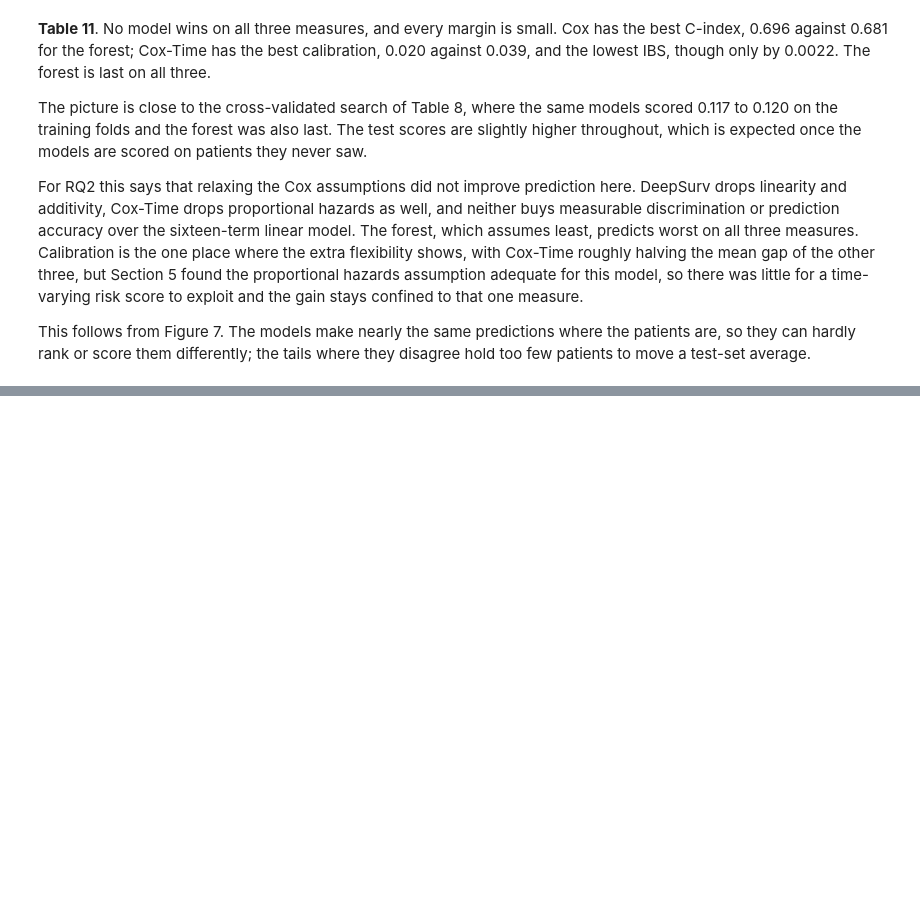
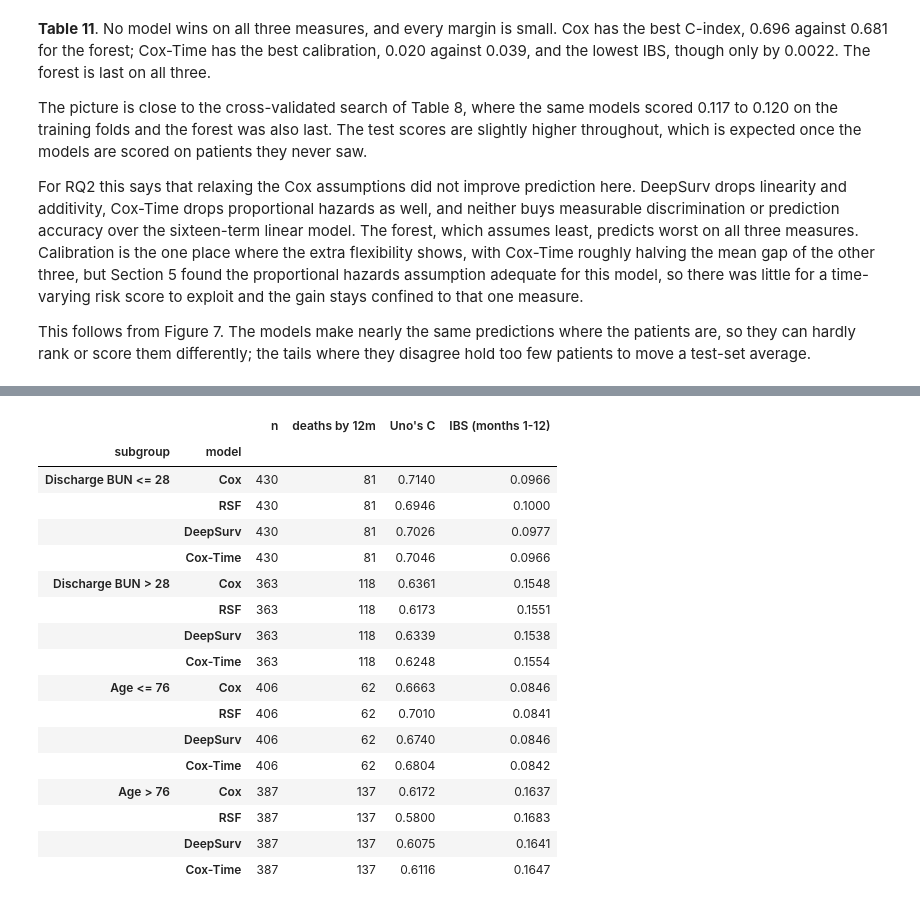
Before and after one commit to Mormorfor/SAML_project, a Jupyter notebook: Final Project/final_proj.ipynb, the cells around one changed output, grey strips where cells are left out. Cells and saved outputs as stored; diff of their text form; code cells hidden in the pictures; blank space fills up the shorter version.

```diff
--- a/Final Project/final_proj.ipynb
+++ b/Final Project/final_proj.ipynb
@@ -1475,0 +1570,49 @@ This follows from Figure 7. The models make nearly the same predictions where th
+# %%
+train_bun_median = train_df["BUN_discharge"].median()
+train_age_median = train_df["age_YEARS"].median()
+
+SUBGROUPS = {
+    f"Discharge BUN <= {train_bun_median:.0f}": test_df["BUN_discharge"] <= train_bun_median,
+    f"Discharge BUN > {train_bun_median:.0f}": test_df["BUN_discharge"] > train_bun_median,
+    f"Age <= {train_age_median:.0f}": test_df["age_YEARS"] <= train_age_median,
+    f"Age > {train_age_median:.0f}": test_df["age_YEARS"] > train_age_median,
+}
+
+subgroup_rows = []
+for label, mask in SUBGROUPS.items():
+    mask_pos = mask.to_numpy()
+    sub_test_df = test_df[mask]
+    sub_y_test = surv_target(sub_test_df)
+    n_deaths_12 = int(((sub_test_df[EVENT_COL] == 1) & (sub_test_df[TIME_COL] <= HORIZON)).sum())
+    for name, curves in test_curves.items():
+        sub_curves = curves.loc[:, mask_pos]
+        sub_risk = 1.0 - surv_at_times(sub_curves, np.array([HORIZON])).ravel()
+        c_index = concordance_index_ipcw(y_train_surv, sub_y_test, sub_risk, tau=HORIZON)[0]
+        _, bs = brier_score(y_train_surv, sub_y_test, surv_at_times(sub_curves, EVAL_TIMES), EVAL_TIMES)
+        sub_ibs = np.trapezoid(bs, EVAL_TIMES) / (EVAL_TIMES[-1] - EVAL_TIMES[0])
+        subgroup_rows.append({"subgroup": label, "model": name, "n": int(mask.sum()),
+                              "deaths by 12m": n_deaths_12,
+                              "Uno's C": round(c_index, 4), "IBS (months 1-12)": round(sub_ibs, 4)})
+
+subgroup_performance = pd.DataFrame(subgroup_rows).set_index(["subgroup", "model"])
+subgroup_performance.to_csv(os.path.join(TAB_DIR, "table13_subgroup_performance.csv"))
+subgroup_performance
+# %% [output]
+|  |  | n | deaths by 12m | Uno's C | IBS (months 1-12) |
+| subgroup | model |  |  |  |  |
+| Discharge BUN <= 28 | Cox | 430 | 81 | 0.7140 | 0.0966 |
+|  | RSF | 430 | 81 | 0.6946 | 0.1000 |
+|  | DeepSurv | 430 | 81 | 0.7026 | 0.0977 |
+|  | Cox-Time | 430 | 81 | 0.7046 | 0.0966 |
+| Discharge BUN > 28 | Cox | 363 | 118 | 0.6361 | 0.1548 |
+|  | RSF | 363 | 118 | 0.6173 | 0.1551 |
+|  | DeepSurv | 363 | 118 | 0.6339 | 0.1538 |
+|  | Cox-Time | 363 | 118 | 0.6248 | 0.1554 |
+| Age <= 76 | Cox | 406 | 62 | 0.6663 | 0.0846 |
+|  | RSF | 406 | 62 | 0.7010 | 0.0841 |
+|  | DeepSurv | 406 | 62 | 0.6740 | 0.0846 |
+|  | Cox-Time | 406 | 62 | 0.6804 | 0.0842 |
+| Age > 76 | Cox | 387 | 137 | 0.6172 | 0.1637 |
+|  | RSF | 387 | 137 | 0.5800 | 0.1683 |
+|  | DeepSurv | 387 | 137 | 0.6075 | 0.1641 |
+|  | Cox-Time | 387 | 137 | 0.6116 | 0.1647 |
```
Also changed, not shown: parts of 15 cells of this notebook.
